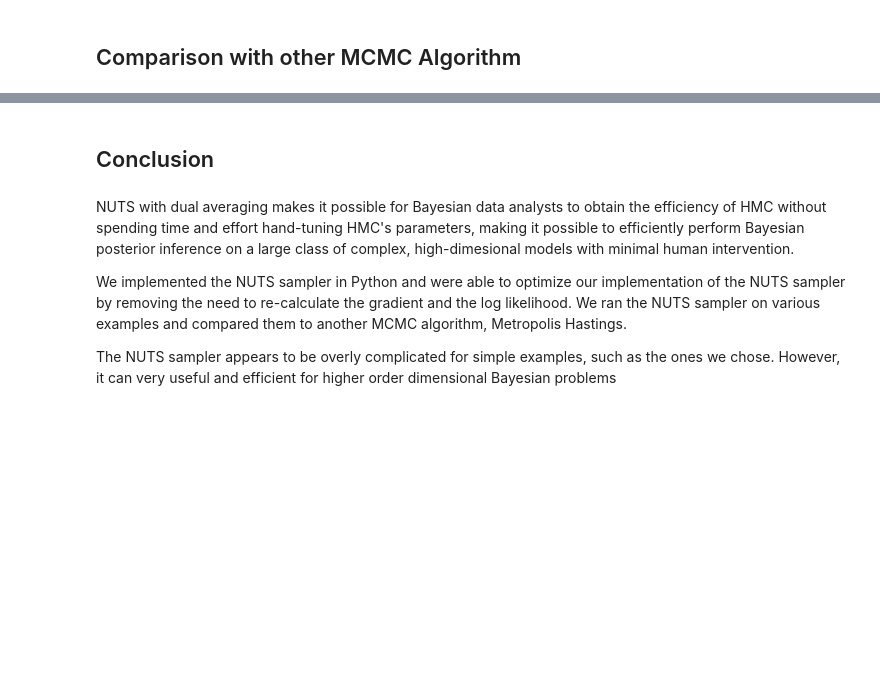
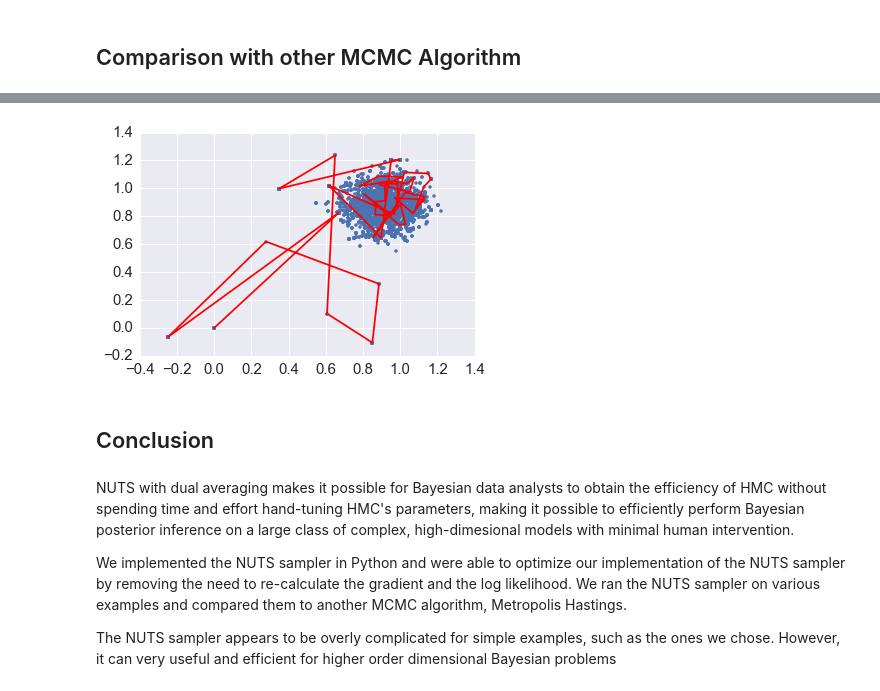
Before and after one commit to bustosxaus/sta663finalproject, a Jupyter notebook: Final_Report.ipynb, the cells around one changed output, grey strips where cells are left out. Drawn from its saved outputs; the diff is of its cells as text; code cells hidden in the pictures; blank space fills up the shorter version.

```diff
--- a/Final_Report.ipynb
+++ b/Final_Report.ipynb
@@ -786,7 +986,9 @@ for i in range(1, niter):
 # %%
-plt.plot(metropolis_samples[:,0], metropolis_samples[:,2], ".")
-plt.plot(unique_samples_met[0:50,0], unique_samples_met[0:50,2], 'r')
+plt.plot(metropolis_samples[:,1], metropolis_samples[:,2], ".")
+plt.plot(unique_samples_met[0:50,1], unique_samples_met[0:50,2], 'r')
 pass
+# %% [output]
+[figure, added]
 # %% [markdown]
 ## Conclusion
 # %% [markdown]
```
Also changed, not shown: parts of 42 cells of this notebook, 4 other files.
